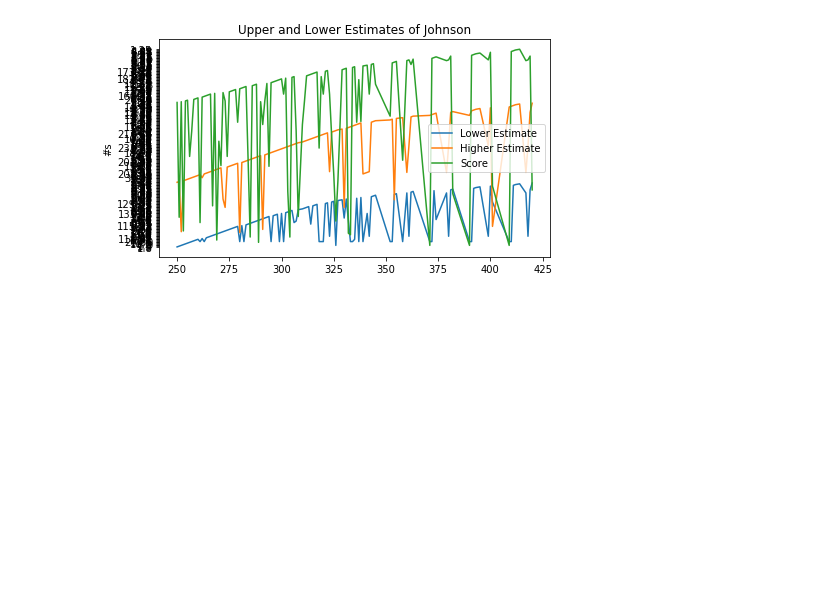
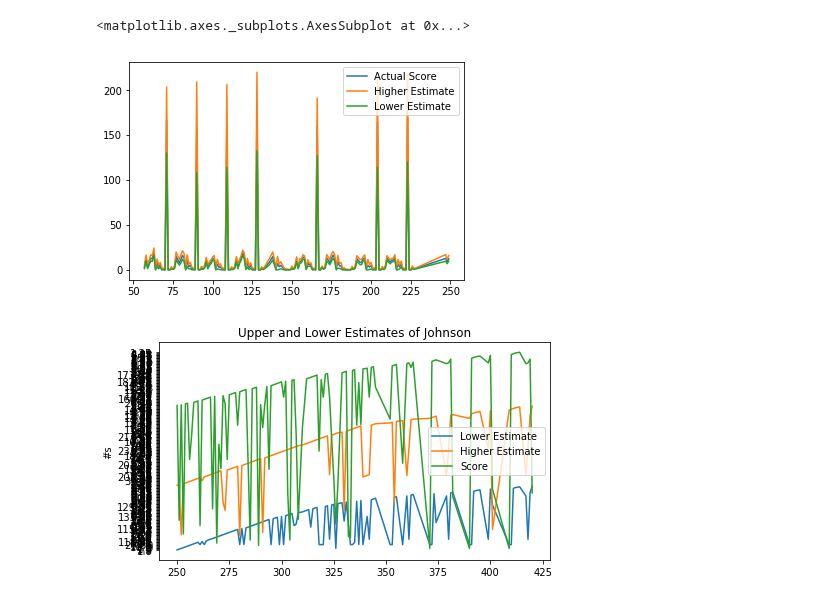
Before and after one commit to TedMur/SnakeBait, a Jupyter notebook: Data/Question 1 -Copy1 for Tad to mess with.ipynb, the cells around one changed output. Saved outputs shown, nothing was run; the diff lists cells and outputs as text; code cells hidden in the pictures; blank space fills up the shorter version.

```diff
--- a/Data/Question 1 -Copy1 for Tad to mess with.ipynb
+++ b/Data/Question 1 -Copy1 for Tad to mess with.ipynb
@@ -66,6 +68,4 @@ jackson_death = jackson_death[(jackson_death["Lower Estimate"]!="Not Available")
 jackson_m_l = jackson_death["Lower Estimate"]
 jackson_m_u = jackson_death["Higher Estimate"]
 jackson_d = jackson_death["Score"]
-jackson_s = jackson_m["Score"]
-
-#jackson_m_l
+jackson_summary = jackson_death[['Score', "Lower Estimate", "Higher Estimate"]]
@@ -84,0 +72,2 @@ Name: Score, dtype: object
+# %%
+jackson_summary = pd.DataFrame(data=jackson_summary)
@@ -84,0 +76,7 @@ Name: Score, dtype: object
+# %%
+# Convert object to float
+jackson_summary['Lower Estimate'] = jackson_summary['Lower Estimate'].apply(pd.to_numeric)
+jackson_summary['Higher Estimate'] = jackson_summary['Higher Estimate'].apply(pd.to_numeric)
+jackson_summary['Actual Score'] = jackson_summary['Score'].apply(pd.to_numeric)
+# %%
+jackson_summary = jackson_summary.sort_index(axis=1)
@@ -85,3 +91,8 @@ Name: Score, dtype: object
+# %%
+jackson_summary.plot()
+# %% [output]
+<matplotlib.axes._subplots.AxesSubplot at 0x...>
+[figure, added]
 # %%
 clay_medi = medicare_county[(medicare_ks_mo['County Name']=='CLAY')]
 clay_m = clay_medi[(clay_medi["Score"]!='Not Available')]
```
Also changed, not shown: parts of 4 cells of this notebook, 7 other files.
